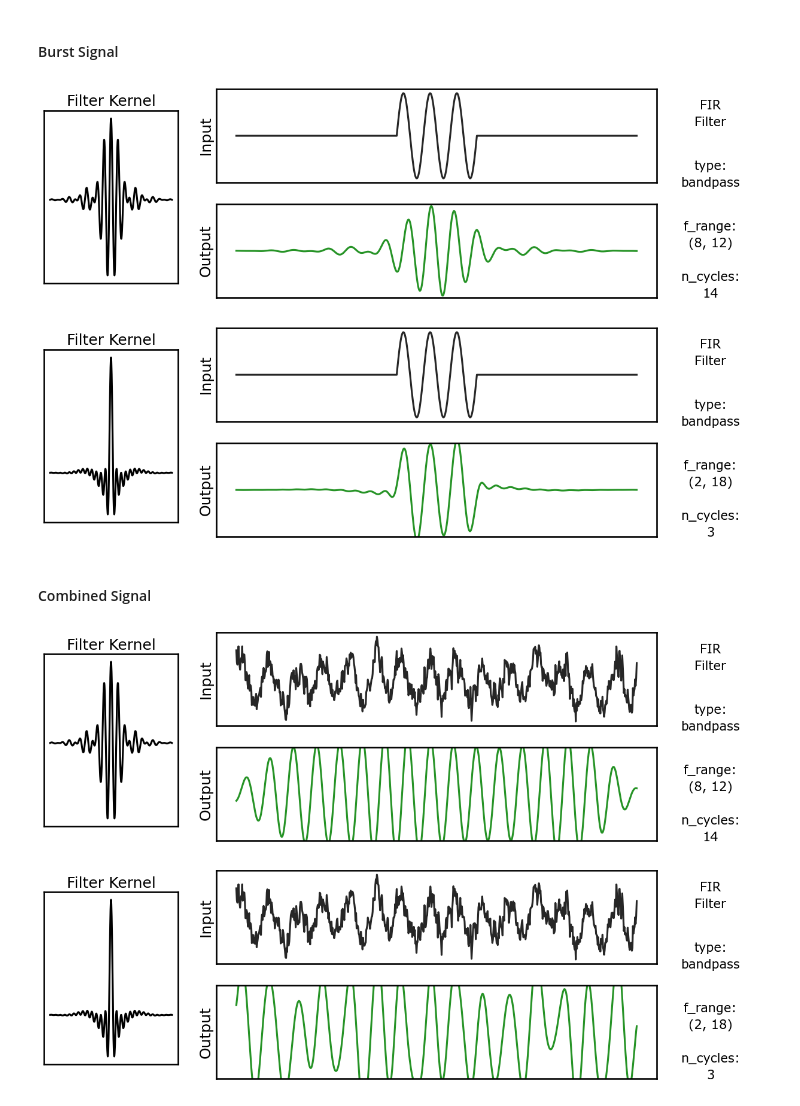
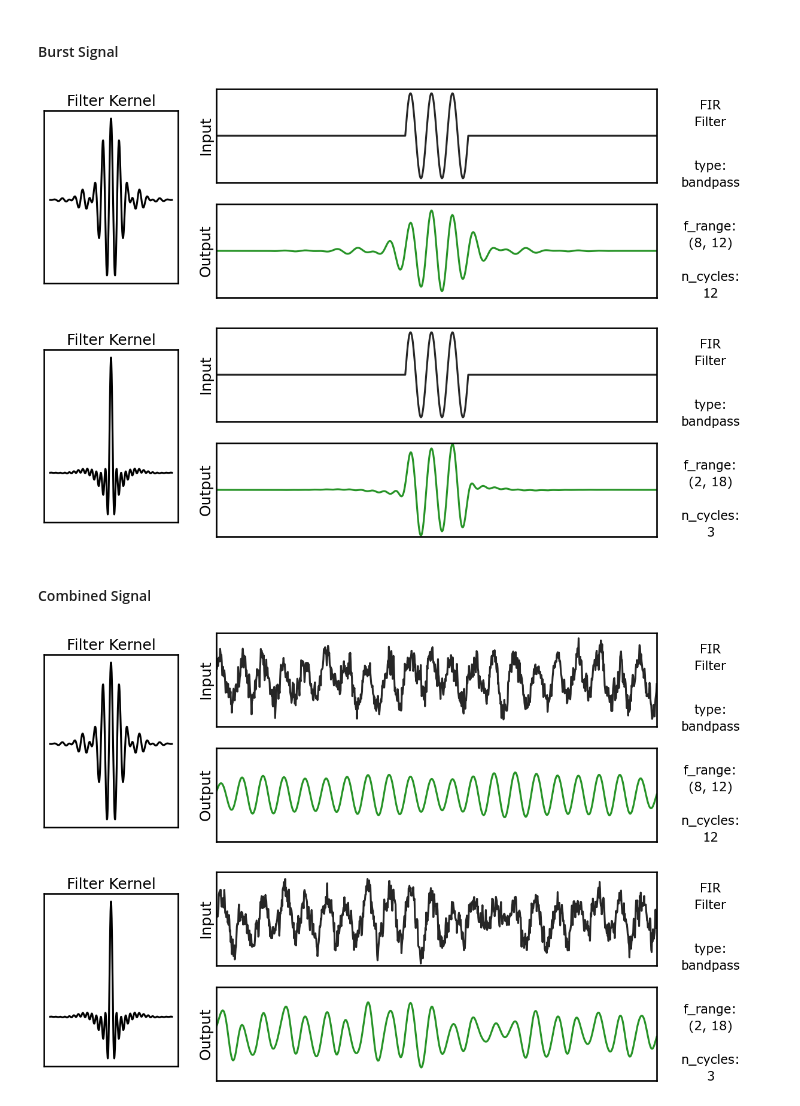
Before and after one commit to TomDonoghue/SigViz, a Jupyter notebook: notebooks/04-filters.ipynb, the cells around one changed output. Cells and saved outputs as stored; diff of their text form; code cells hidden in the pictures.

Commit message:
update filter creation

```diff
--- a/notebooks/04-filters.ipynb
+++ b/notebooks/04-filters.ipynb
@@ -258,7 +262,9 @@ build_filter_properties(fs, pass_type, cen, n_cycles, 'bandwidth', bw_range,
 # %% [markdown]
 ## Filter Output Animations
 # %%
+# Reset settings
 fs = 500
+n_seconds = 2.1
 # %%
 # General settings
 pass_type = 'bandpass'
@@ -266,7 +272,7 @@ f_range = (8, 12)
 n_cycles = 3
 # %%
 # Define cycle range
-cycle_range = np.arange(1, 15, 1)
+cycle_range = np.arange(1, 13, 1)
 
 # Define settings for varying filter bandwidth
 cen = 10
@@ -316,14 +326,16 @@ index = int((len(burst_sig) / 2) - (len(burst) / 2))
 burst_sig[index:index+len(burst)] = burst
 # %%
 # Explore filter output on burst signal, across n_cycles
-build_filter_ouput(burst_sig, fs, pass_type, f_range, None, 'n_cycles', cycle_range)
+build_filter_ouput(burst_sig, fs, pass_type, f_range, None, 'n_cycles', cycle_range,
+                   save=SAVE, label='04-filtout_burst_ncycles')
 # %% [output]
-[figure, old version]
+[figure, new version]
 # %%
 # Explore filter output on burst signal, across bandwidth
-build_filter_ouput(burst_sig, fs, pass_type, cen, n_cycles, 'bandwidth', bw_range)
+build_filter_ouput(burst_sig, fs, pass_type, cen, n_cycles, 'bandwidth', bw_range,
+                   save=SAVE, label='04-filtout_burst_bandwidth')
 # %% [output]
-[figure, old version]
+[figure, new version]
 # %% [markdown]
 #### Combined Signal
 # %%
@@ -331,14 +343,16 @@ build_filter_ouput(burst_sig, fs, pass_type, cen, n_cycles, 'bandwidth', bw_rang
 comp_vars = [1, 0.5]
 comps = {'sim_oscillation' : {'freq' : 10},
          'sim_powerlaw' : {'exponent' : -1, 'f_range' : (1, None)}}
-sig = sim_combined(n_seconds, fs, comps, comp_vars)
+sig = sim_combined(n_seconds, fs, comps, comp_vars, variance=0.15)
 # %%
-# Explore filter output on burst signal, across n_cycles
-build_filter_ouput(sig, fs, pass_type, f_range, None, 'n_cycles', cycle_range)
+# Explore filter output on combined signal, across n_cycles
+build_filter_ouput(sig, fs, pass_type, f_range, None, 'n_cycles', cycle_range,
+                   save=SAVE, label='04-filtout_comb_ncycles')
 # %% [output]
-[figure, old version]
+[figure, new version]
 # %%
-# Explore filter output on burst signal, across bandwidth
-build_filter_ouput(sig, fs, pass_type, cen, n_cycles, 'bandwidth', bw_range)
+# Explore filter output on combined signal, across bandwidth
+build_filter_ouput(sig, fs, pass_type, cen, n_cycles, 'bandwidth', bw_range,
+                   save=SAVE, label='04-filtout_comb_bandwidth')
 # %% [output]
-[figure, old version]
+[figure, new version]
```
Also changed, not shown: parts of 22 cells of this notebook, 1 other file.
